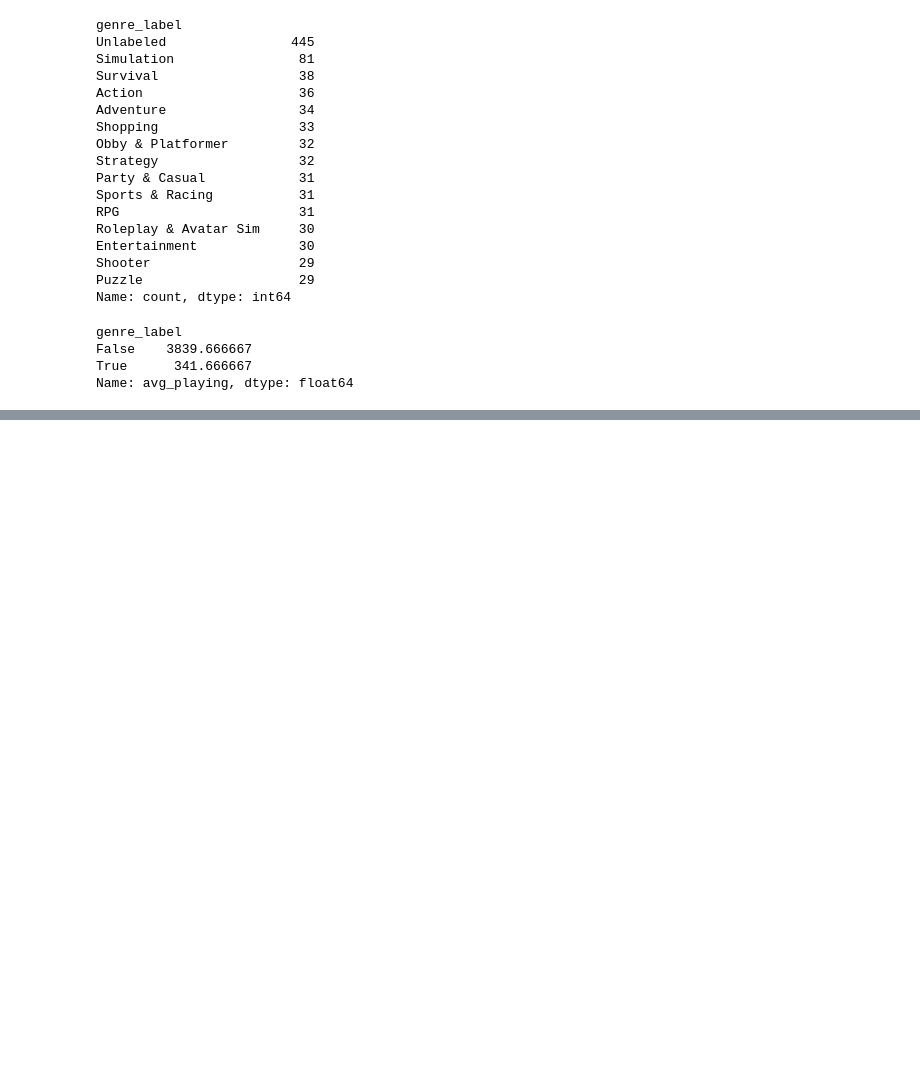
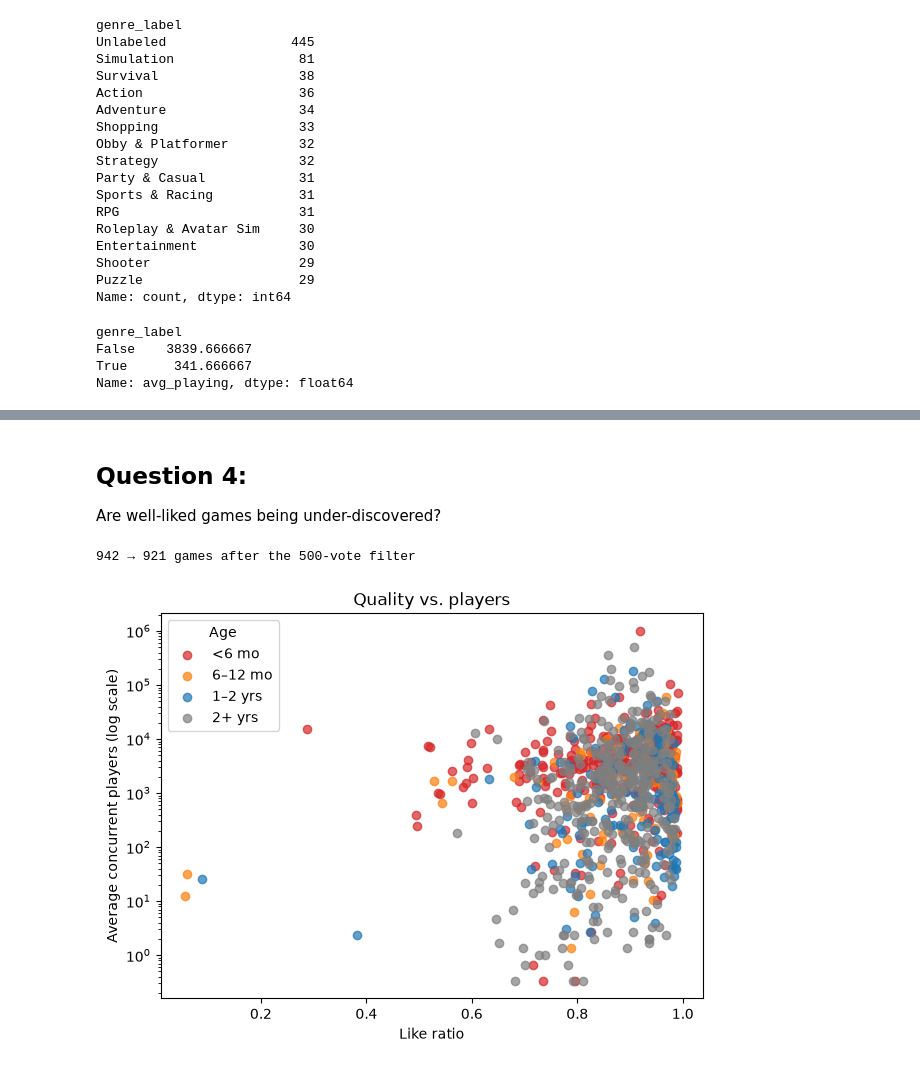
Before and after one commit to MarcusAndriano/roblox-discovery, a Jupyter notebook: notebook/01_explore.ipynb, the cells around one changed output, grey strips where cells are left out. Drawn from its saved outputs; the diff is of its cells as text; code cells hidden in the pictures; blank space fills up the shorter version.

```diff
--- a/notebook/01_explore.ipynb
+++ b/notebook/01_explore.ipynb
@@ -117,0 +207,20 @@ Name: avg_playing, dtype: float64
+# %% [markdown]
+## Question 4:
+Are well-liked games being under-discovered?
+# %%
+rated = games[games["total_votes"] >= 500].copy()
+print(len(games), "→", len(rated), "games after the 500-vote filter")
+
+colors = {"<6 mo": "tab:red", "6–12 mo": "tab:orange", "1–2 yrs": "tab:blue", "2+ yrs": "tab:gray"}
+plt.figure(figsize=(7, 5))
+for grp, d in rated.groupby("age_group", observed=True):
+    plt.scatter(d["like_ratio"], d["avg_playing"], label=grp, color=colors[grp], alpha=0.7)
+plt.yscale("log")
+plt.xlabel("Like ratio")
+plt.ylabel("Average concurrent players (log scale)")
+plt.legend(title="Age")
+plt.title("Quality vs. players")
+plt.show()
+# %% [output]
+942 → 921 games after the 500-vote filter
+[figure, added]
```
Also changed, not shown: parts of 18 cells of this notebook, 2 other files.
